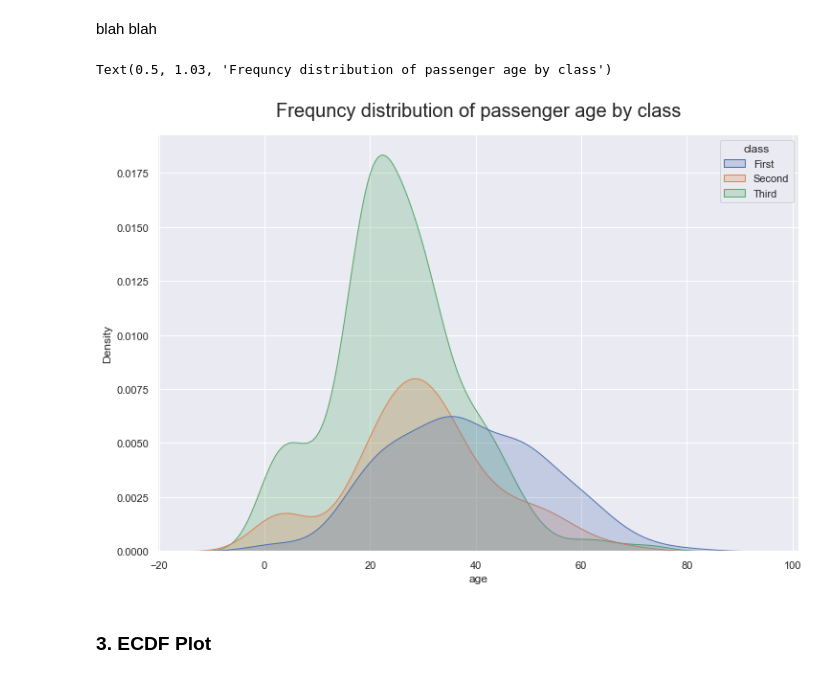
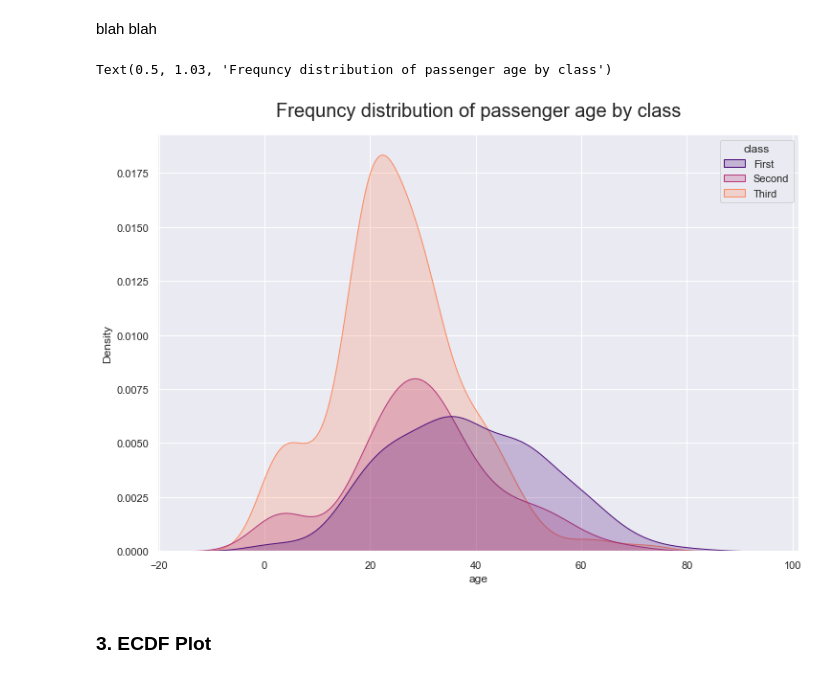
Before and after one commit to sasivatsal7122/Learn-DataVisulization-WithMe, a Jupyter notebook: DataVisulaization-Pt-2--SEABORN(1).ipynb, the cells around one changed output. Cells and saved outputs as stored; diff of their text form; code cells hidden in the pictures.

```diff
--- a/DataVisulaization-Pt-2--SEABORN(1).ipynb
+++ b/DataVisulaization-Pt-2--SEABORN(1).ipynb
@@ -132,19 +132,19 @@ blah blah
 # %%
 # making a kde plot using the data titanic df, here i considered x axis to be the age of the passengers
 # i divided the graph based on the other parameter i.e class, now the combined graph what i get is
 # frequency or density of which age group of people belong to which type of class
-kde_plot = sns.kdeplot(data=titanic_df,x='age',hue='class',shade='true')
+kde_plot = sns.kdeplot(data=titanic_df,x='age',hue='class',shade='true',palette='magma')
 kde_plot.set_title("Frequncy distribution of passenger age by class",size=20,y=1.03)
 
 # by this kde density plot we can say that which age group of passengers travelled in which classe's
 # most of the passenger in 3rd class belong to the age group of 20yrs
 # passengers in both 2nd and 3rd class belong to age group ranging b/w 25-60
 
 # This is magic and beauty of seaborn plots, we can do whatever we wish to do so
 # and the complexiy is so less an aesthetically every plot looks marvelous
 # %% [output]
 Text(0.5, 1.03, 'Frequncy distribution of passenger age by class')
-[figure, old version]
+[figure, new version]
 # %% [markdown]
 ### 3. ECDF Plot
 # %%
```
Also changed, not shown: parts of 11 cells of this notebook.
